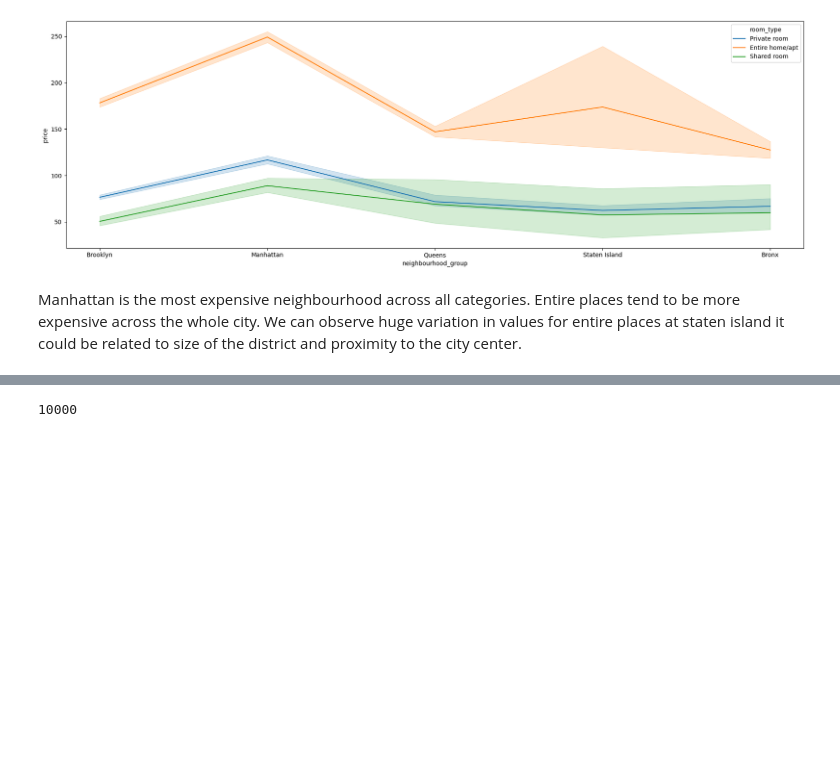
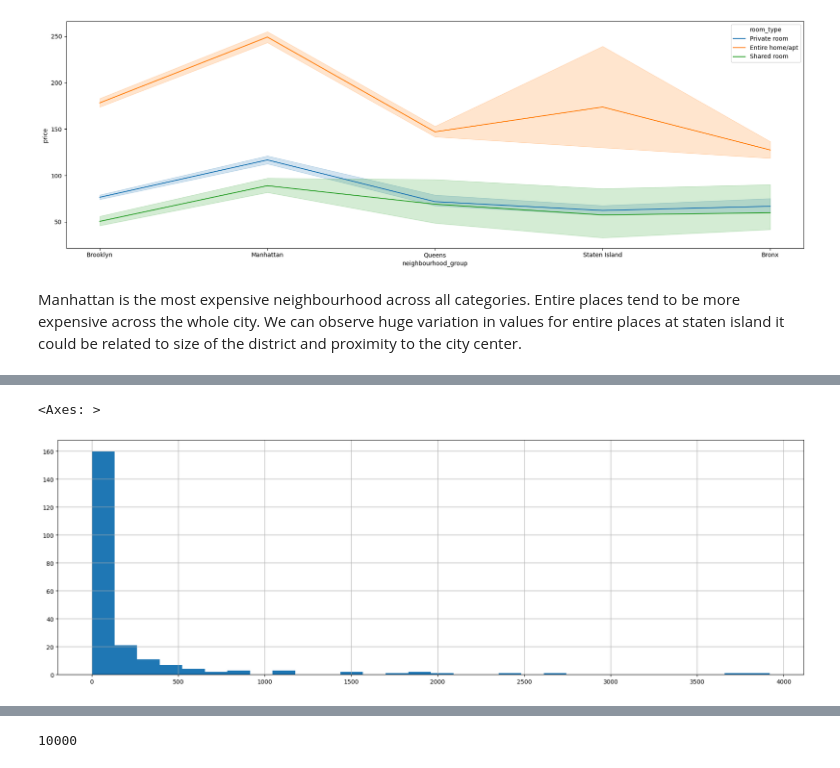
Before and after one commit to GrzegKrajewski/NY_BnB_Analysis, a Jupyter notebook: NY_Analysis.ipynb, the cells around one changed output, grey strips where cells are left out. Cells and saved outputs as stored; diff of their text form; code cells hidden in the pictures; blank space fills up the shorter version.

Commit message:
per neighbourhood

```diff
--- a/NY_Analysis.ipynb
+++ b/NY_Analysis.ipynb
@@ -135,3 +135,6 @@ sns.lineplot(data=df,x='neighbourhood_group',y='price',hue='room_type')
 [figure]
 # %% [markdown]
 Manhattan is the most expensive neighbourhood across all categories. Entire places tend to be more expensive across the whole city. We can observe huge variation in values for entire places at staten island it could be related to size of the district and proximity to the city center.
+# %%
+df_neigh_count=pd.DataFrame(df[['neighbourhood','neighbourhood_group']].groupby(['neighbourhood','neighbourhood_group']).size()).rename(columns={0:'neigh_count'}).reset_index()
+df_neigh_count.sort_values('neigh_count',ascending=False)
@@ -137,0 +155,5 @@ Manhattan is the most expensive neighbourhood across all categories. Entire plac
+# %%
+df_neigh_count['neigh_count'].hist(bins=30)
+# %% [output]
+<Axes: >
+[figure, added]
```
Also changed, not shown: parts of 7 cells of this notebook.
